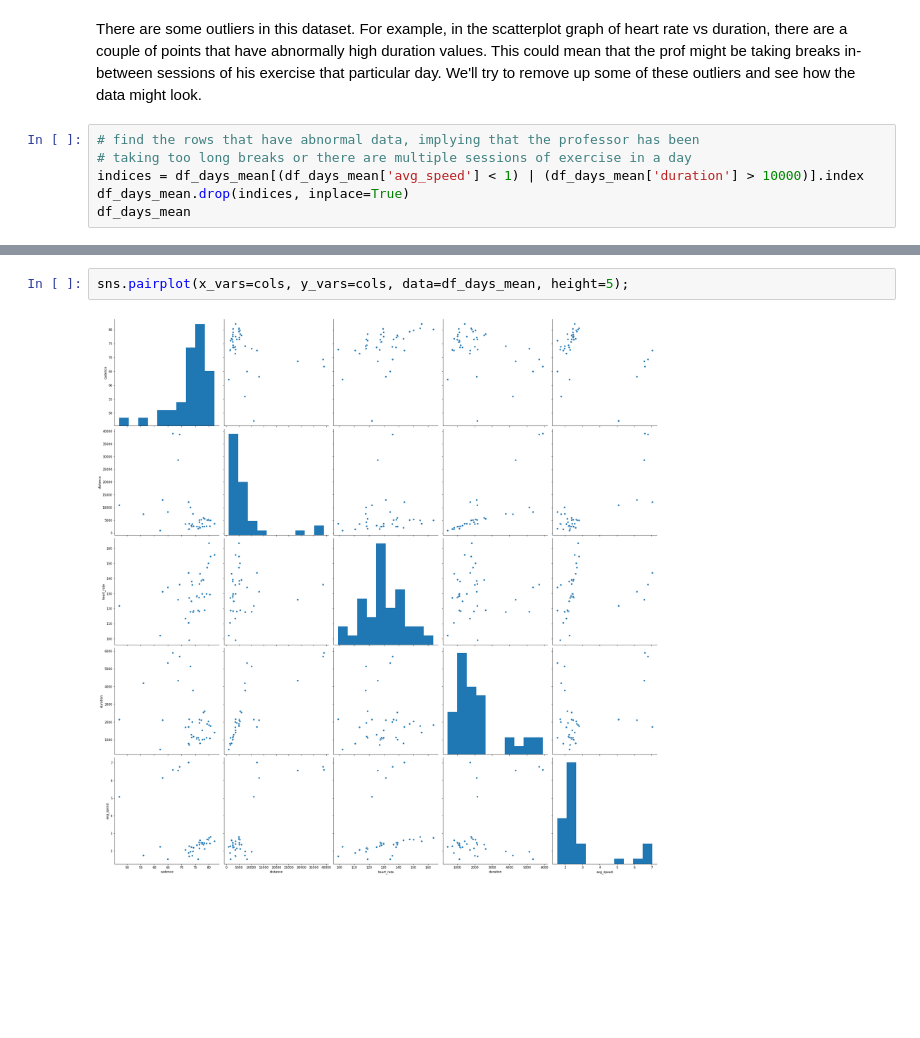
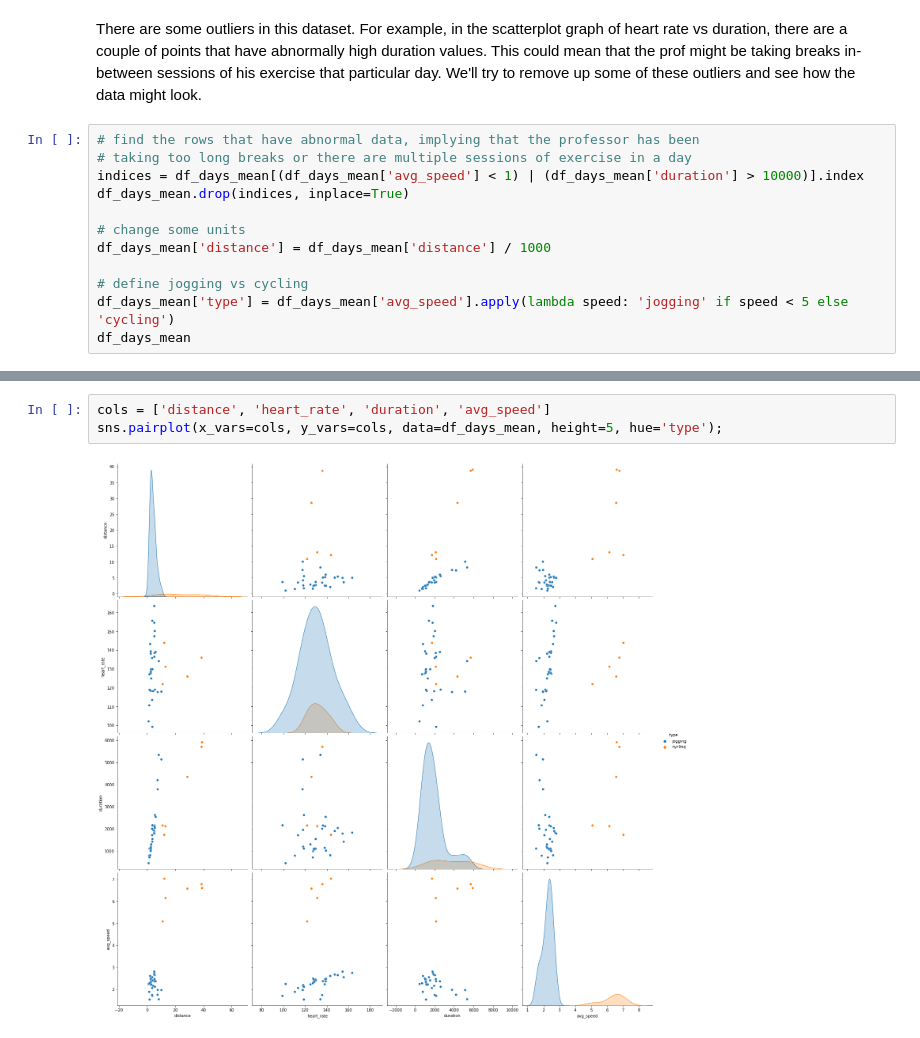
Before and after one commit to Yoshi3003/mads, a Jupyter notebook: siads521/assignment4/Untitled1.ipynb, the cells around one changed output, grey strips where cells are left out. Cells and saved outputs as stored; diff of their text form; blank space fills up the shorter version.

```diff
--- a/siads521/assignment4/Untitled1.ipynb
+++ b/siads521/assignment4/Untitled1.ipynb
@@ -105,5 +107,11 @@ There are some outliers in this dataset. For example, in the scatterplot graph o
 # taking too long breaks or there are multiple sessions of exercise in a day
 indices = df_days_mean[(df_days_mean['avg_speed'] < 1) | (df_days_mean['duration'] > 10000)].index
 df_days_mean.drop(indices, inplace=True)
+
+# change some units
+df_days_mean['distance'] = df_days_mean['distance'] / 1000
+
+# define jogging vs cycling
+df_days_mean['type'] = df_days_mean['avg_speed'].apply(lambda speed: 'jogging' if speed < 5 else 'cycling')
 df_days_mean
 # %% [output]
@@ -128,4 +136,5 @@ df_days_mean
 # %%
-sns.pairplot(x_vars=cols, y_vars=cols, data=df_days_mean, height=5);
+cols = ['distance', 'heart_rate', 'duration', 'avg_speed']
+sns.pairplot(x_vars=cols, y_vars=cols, data=df_days_mean, height=5, hue='type');
 # %% [output]
-[figure, old version]
+[figure, new version]
```
Also changed, not shown: parts of 10 cells of this notebook.
